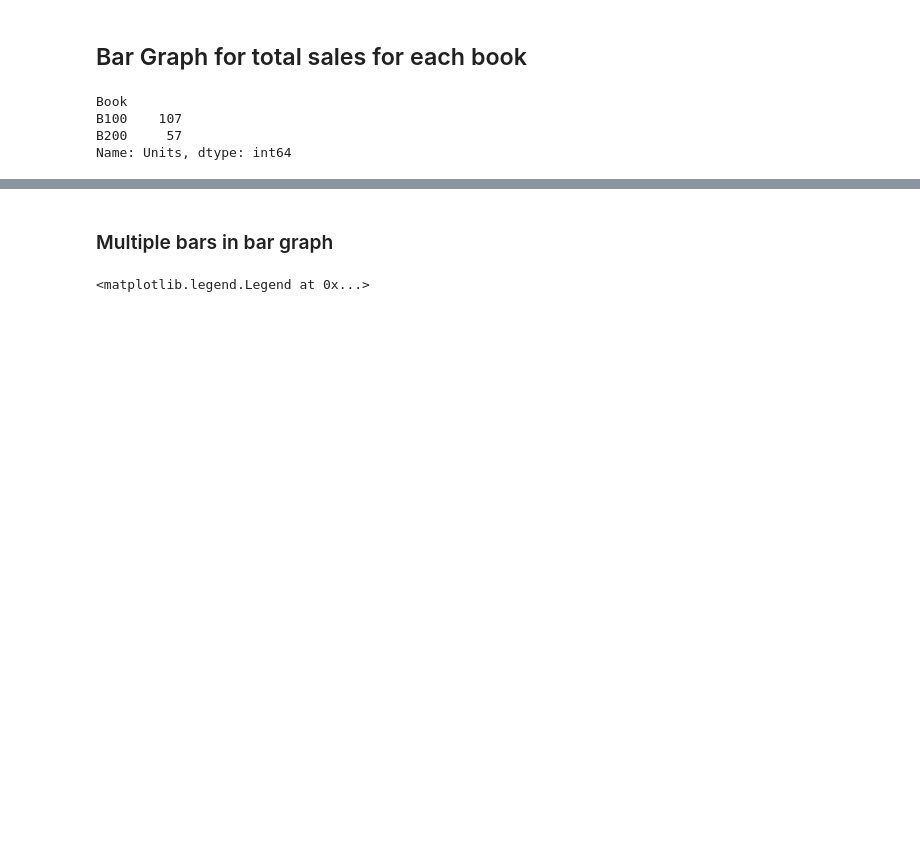
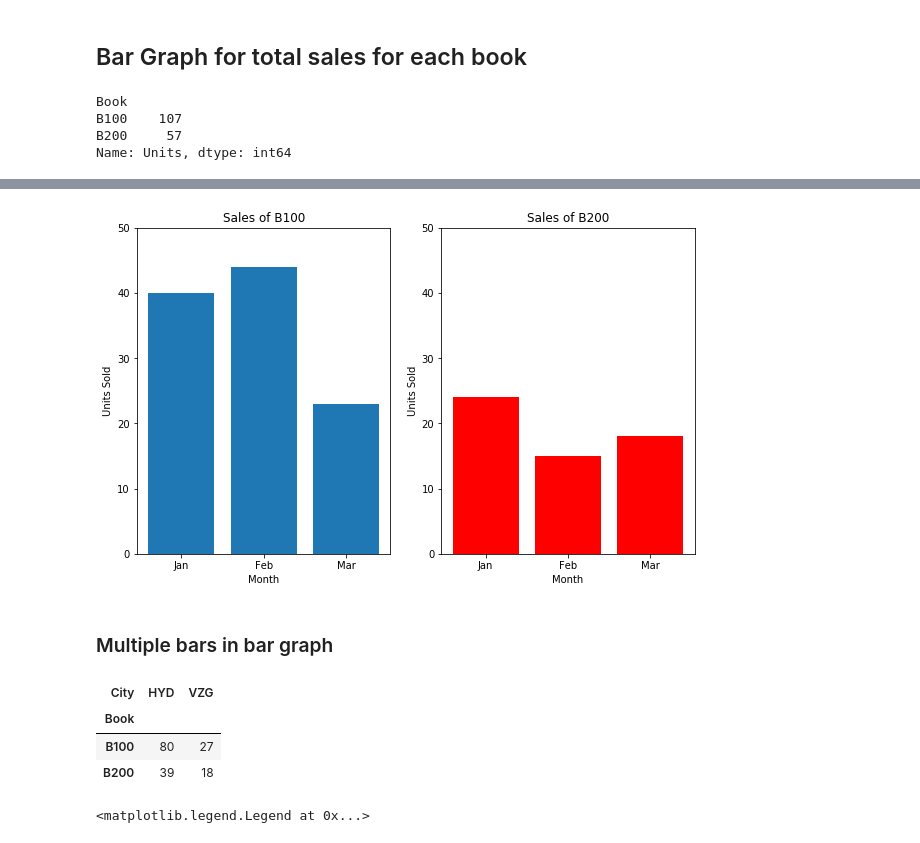
Before and after one commit to srikanthpragada/DataScience_21_JAN_2019, a Jupyter notebook: matplotlib_demo.ipynb, the cells around one changed output, grey strips where cells are left out. Cells and saved outputs as stored; diff of their text form; code cells hidden in the pictures; blank space fills up the shorter version.

```diff
--- a/matplotlib_demo.ipynb
+++ b/matplotlib_demo.ipynb
@@ -186,0 +216,5 @@ Text(0,0.5,'No. of units sold')
+# %%
+# Prepare data
+b100 = sales.loc[sales['Book'] == 'B100', : ].groupby('Month').sum()
+b200 = sales.loc[sales['Book'] == 'B200', : ].groupby('Month').sum()
+b100
@@ -187,7 +227,32 @@ Text(0,0.5,'No. of units sold')
+# %%
+fig, ax = plt.subplots(1,2)
+fig.set_size_inches(10,6)
+#print(b100.index)
+#print(b100['Units'])
+ax[0].bar(x=b100.index, height=b100['Units'])
+ax[0].set_title("Sales of B100")
+
+ax[1].bar(x=b200.index, height=b200['Units'] , color='r')
+ax[1].set_title("Sales of B200")
+
+for n in range(0,2):
+   ax[n].set_ylim((0,50))
+   ax[n].set_xticks( (1,2,3))
+   ax[n].set_xticklabels( ('Jan','Feb',"Mar"))
+   ax[n].set_ylabel("Units Sold")
+   ax[n].set_xlabel("Month")
+# %% [output]
+[figure, added]
 # %% [markdown]
 ### Multiple bars in bar graph
 # %%
 s = pd.crosstab( sales['Book'], sales["City"], sales["Units"] , aggfunc=np.sum)
+s
+# %% [output]
+| City | HYD | VZG |
+| Book |  |  |
+| B100 | 80 | 27 |
+| B200 | 39 | 18 |
 # %%
 ind = np.arange(len(s.index))
 width = 0.40  # the width of the bars
```
Also changed, not shown: parts of 11 cells of this notebook.
